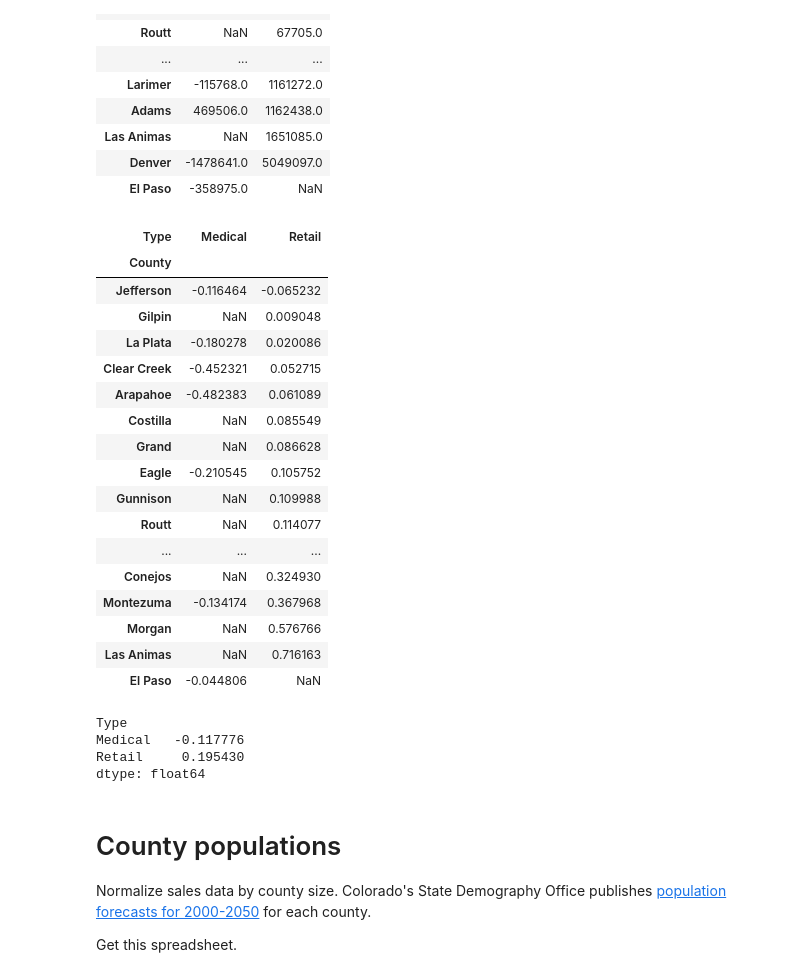
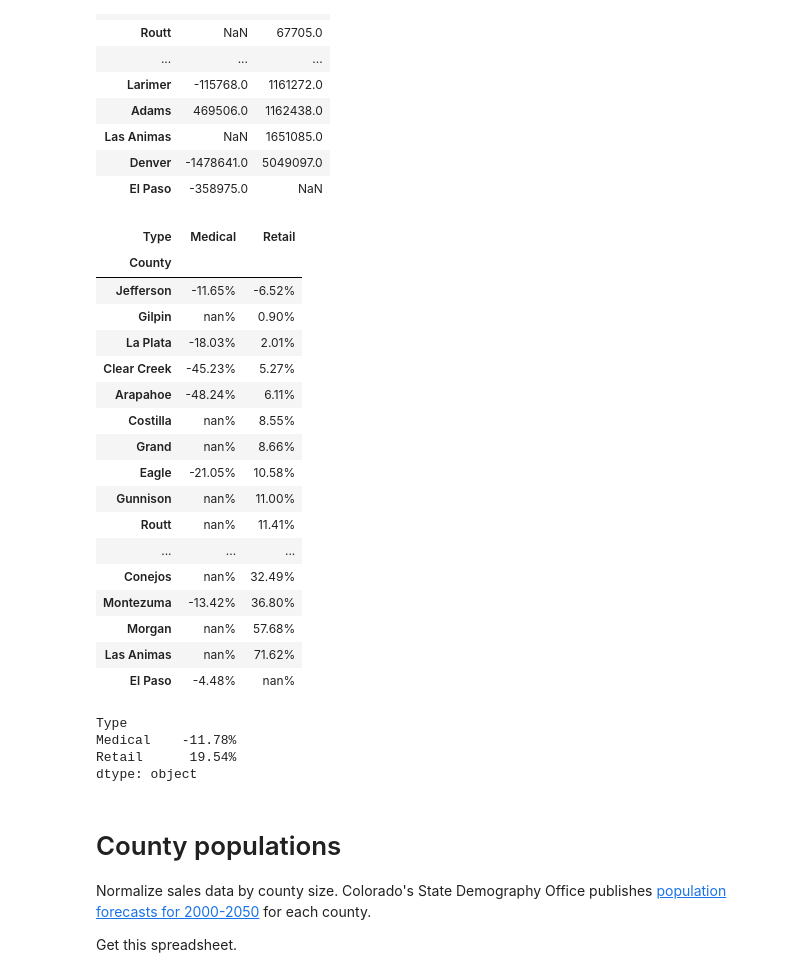
Before and after one commit to brianckeegan/cannabis_data, a Jupyter notebook: CO_Marijuana_Sales_Data.ipynb, the cells around one changed output. Saved outputs shown, nothing was run; the diff lists cells and outputs as text; code cells hidden in the pictures.

```diff
--- a/CO_Marijuana_Sales_Data.ipynb
+++ b/CO_Marijuana_Sales_Data.ipynb
@@ -308,34 +298,34 @@ yoy_changes_s.dropna(how='all').sort_values('Retail')
 # %%
 yoy_pct_changes_s = yoy_changes.pct_change().loc[idx[['Medical','Retail'],['2017-11-01']],].T
 yoy_pct_changes_s.columns = yoy_pct_changes_s.columns.droplevel(1)
 yoy_pct_changes_s = yoy_pct_changes_s.dropna(how='all').sort_values('Retail')
-yoy_pct_changes_s
+yoy_pct_changes_s.style.format({'Medical':'{:,.2%}'.format,'Retail':'{:,.2%}'.format})
 # %% [output]
 | Type | Medical | Retail |
 | County |  |  |
-| Jefferson | -0.116464 | -0.065232 |
-| Gilpin | NaN | 0.009048 |
-| La Plata | -0.180278 | 0.020086 |
-| Clear Creek | -0.452321 | 0.052715 |
-| Arapahoe | -0.482383 | 0.061089 |
-| Costilla | NaN | 0.085549 |
-| Grand | NaN | 0.086628 |
-| Eagle | -0.210545 | 0.105752 |
-| Gunnison | NaN | 0.109988 |
-| Routt | NaN | 0.114077 |
+| Jefferson | -11.65% | -6.52% |
+| Gilpin | nan% | 0.90% |
+| La Plata | -18.03% | 2.01% |
+| Clear Creek | -45.23% | 5.27% |
+| Arapahoe | -48.24% | 6.11% |
+| Costilla | nan% | 8.55% |
+| Grand | nan% | 8.66% |
+| Eagle | -21.05% | 10.58% |
+| Gunnison | nan% | 11.00% |
+| Routt | nan% | 11.41% |
 | ... | ... | ... |
-| Conejos | NaN | 0.324930 |
-| Montezuma | -0.134174 | 0.367968 |
-| Morgan | NaN | 0.576766 |
-| Las Animas | NaN | 0.716163 |
-| El Paso | -0.044806 | NaN |
+| Conejos | nan% | 32.49% |
+| Montezuma | -13.42% | 36.80% |
+| Morgan | nan% | 57.68% |
+| Las Animas | nan% | 71.62% |
+| El Paso | -4.48% | nan% |
-# %%
-yoy_pct_changes_s.mean()
-# %% [output]
-Type
-Medical   -0.117776
-Retail     0.195430
-dtype: float64
+# %%
+yoy_pct_changes_s.mean().apply(lambda x:'{:,.2%}'.format(x))
+# %% [output]
+Type
+Medical    -11.78%
+Retail      19.54%
+dtype: object
 # %% [markdown]
 # County populations
 Normalize sales data by county size. Colorado's State Demography Office publishes [population forecasts for 2000-2050](https://demography.dola.colorado.gov/population/population-totals-counties/) for each county.
```
Also changed, not shown: parts of 11 cells of this notebook.
